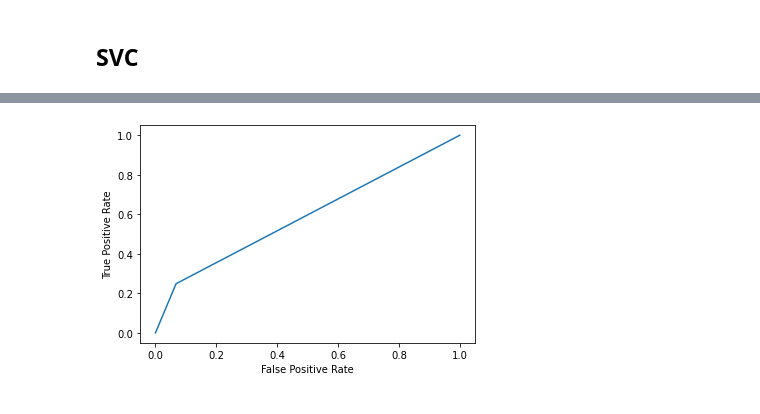
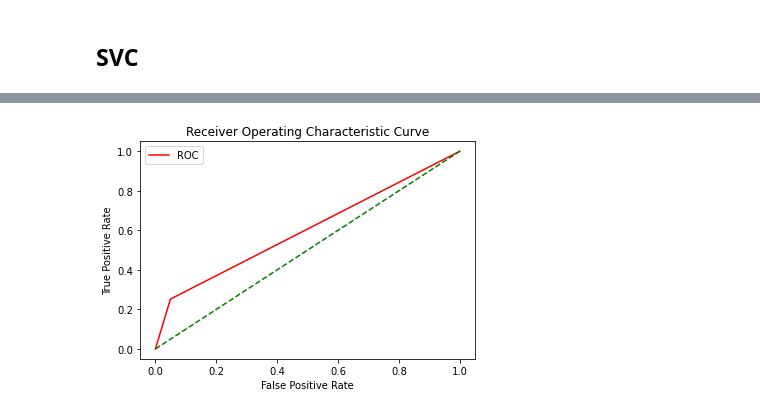
Before and after one commit to thesua7/Water-Potability-Prediction, a Jupyter notebook: Water Quality Prediction.ipynb, the cells around one changed output, grey strips where cells are left out. Saved outputs shown, nothing was run; the diff lists cells and outputs as text; code cells hidden in the pictures.

```diff
--- a/Water Quality Prediction.ipynb
+++ b/Water Quality Prediction.ipynb
@@ -408,8 +414,6 @@ weighted avg       0.85      0.69      0.74       656
-# %%
-fpr, tpr, _ = metrics.roc_curve(Y_test, pre_siv)
-mplt.plot(fpr,tpr)
-mplt.ylabel('True Positive Rate')
-mplt.xlabel('False Positive Rate')
-mplt.show()
-# %% [output]
-[figure, removed]
+# %%
+prob = pre_siv
+fper, tper, thresholds = roc_curve(Y_test, prob)
+plot_roc_curve(fper, tper)
+# %% [output]
+[figure, added]
```
Also changed, not shown: parts of 14 cells of this notebook.
